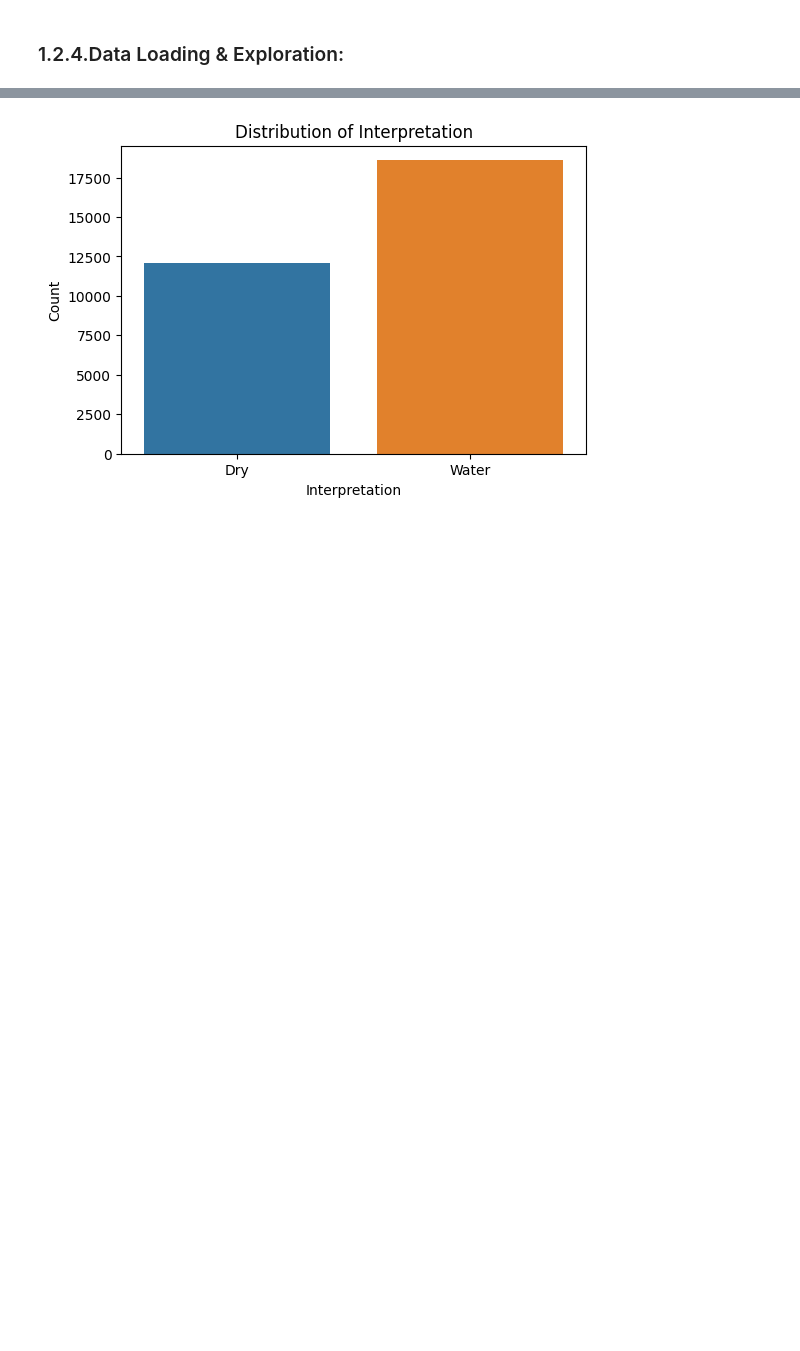
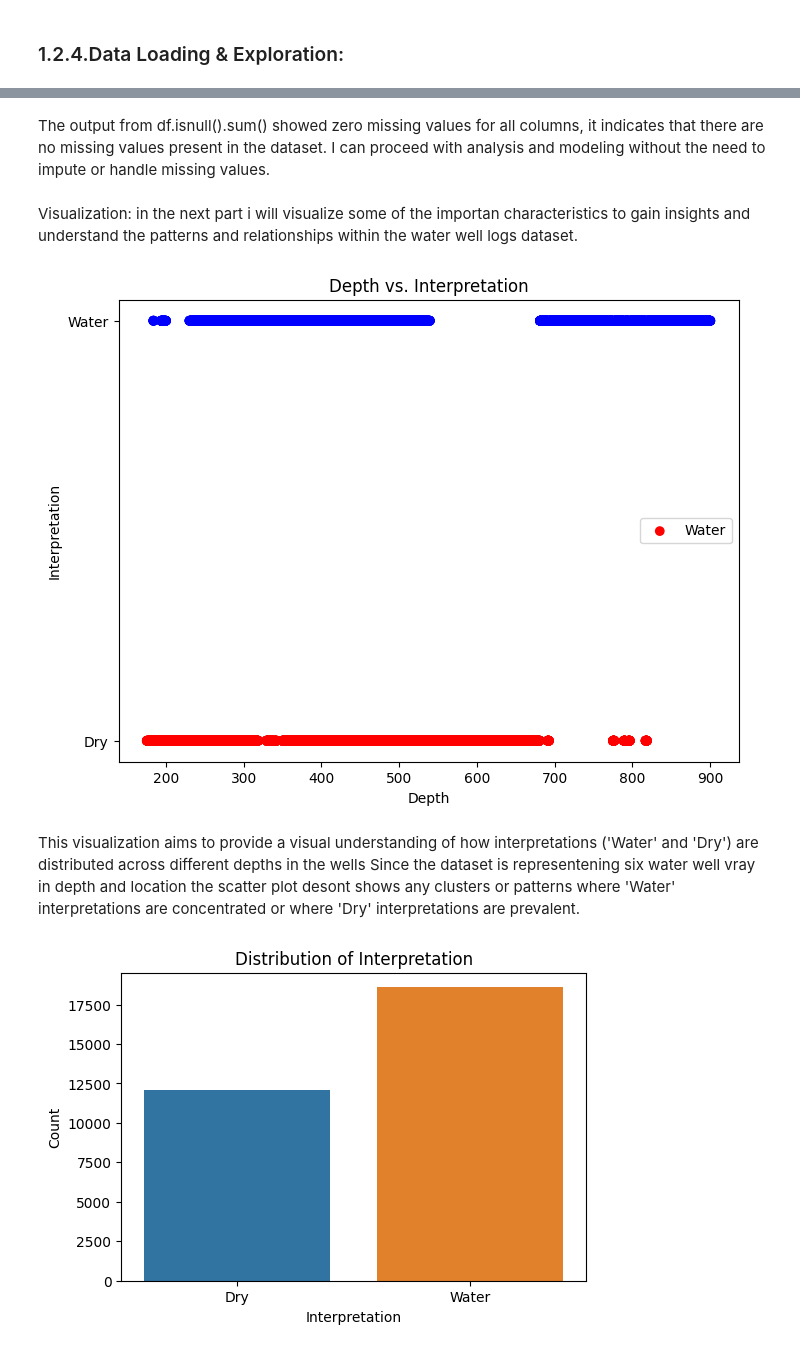
Before and after one commit to Mody2828/CM3111---Full-Time-Big-Data-Analytics, a Jupyter notebook: Dataset Loading , Exploration & Modelling/CM3111_MOHAMED_2118775.ipynb, the cells around one changed output, grey strips where cells are left out. Cells and saved outputs as stored; diff of their text form; code cells hidden in the pictures; blank space fills up the shorter version.

```diff
--- a/Dataset Loading , Exploration & Modelling/CM3111_MOHAMED_2118775.ipynb
+++ b/Dataset Loading , Exploration & Modelling/CM3111_MOHAMED_2118775.ipynb
@@ -106,6 +126,33 @@ Interpretation_N    0
 dtype: int64
+# %% [markdown]
+The output from df.isnull().sum() showed zero missing values for all columns, it indicates that there are no missing values present in the dataset.
+I can proceed  with  analysis and modeling without the need to impute or handle missing values.
 # %%
 # Selecting the feature
+# My selected freature will include Well_ID which is a unique identifer for each well in my dataset
+# Depth represent the water well vertical interval depth
+# Thr datasel include six wells will diffrent depths and unique Well_ID
 df = pd.read_csv('/content/sample_data/WellLoging_Dataset.csv', usecols=['Well_ID', 'Depth','GAM(NAT)', 'RES(16N)', 'RES(64N)', 'NEUTRON',
-       'Interpretation', 'Interpretation_N'])
+       'Interpretation'])
+# %% [markdown]
+Visualization:
+in the next part i will visualize some of the importan characteristics to gain insights and understand the patterns and relationships within the water well logs dataset.
+# %%
+# Visualizing Depth vs. Interpretation:
+import matplotlib.pyplot as plt
+
+# Scatter plot of Depth vs. Interpretation
+plt.figure(figsize=(8, 6))
+colors = {'Water': 'blue', 'Dry': 'red'}  # Assigning colors to interpretations
+plt.scatter(df['Depth'], df['Interpretation'], c=df['Interpretation'].map(colors))
+plt.xlabel('Depth')
+plt.ylabel('Interpretation')
+plt.title('Depth vs. Interpretation')
+plt.legend(colors)
+plt.show()
+# %% [output]
+[figure, added]
+# %% [markdown]
+This visualization aims to provide a visual understanding of how interpretations ('Water' and 'Dry') are distributed across different depths in the wells
+Since the dataset is representening six water well vray in depth and location the scatter plot desont shows any  clusters or patterns   where 'Water' interpretations are concentrated or where 'Dry' interpretations are prevalent.
 # %%
```
Also changed, not shown: parts of 50 cells of this notebook, 1 other file.
